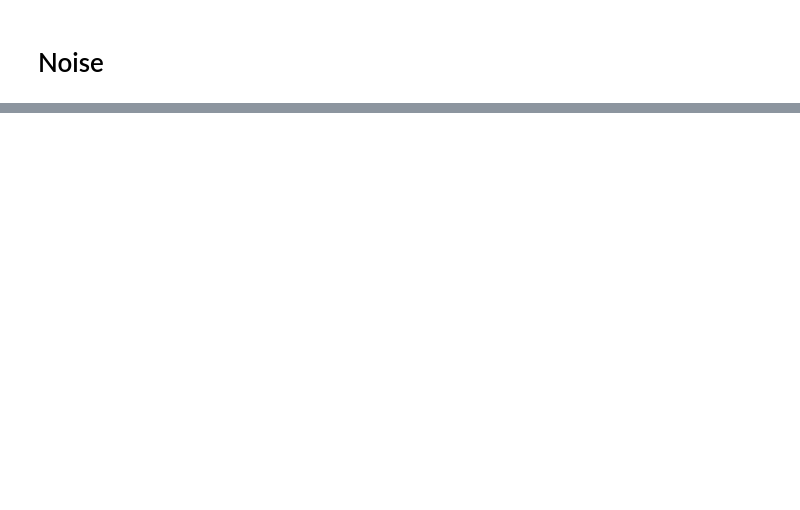
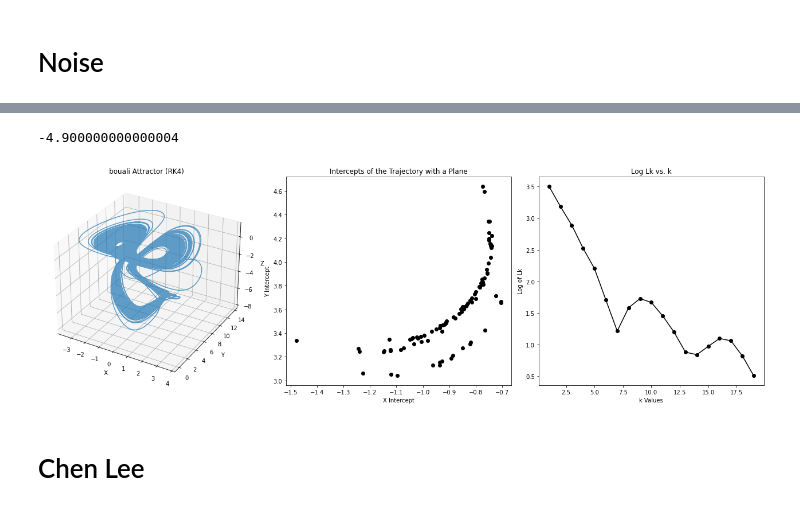
Before and after one commit to Frank0024/Projet_final_chaos, a Jupyter notebook: P&H_method copy.ipynb, the cells around one changed output, grey strips where cells are left out. Drawn from its saved outputs; the diff is of its cells as text; code cells hidden in the pictures; blank space fills up the shorter version.

```diff
--- a/P&H_method copy.ipynb
+++ b/P&H_method copy.ipynb
@@ -280,4 +327,0 @@ plt.show()
-# %%
-K, l_of_k = lk_for_k(x,y,z,13.979999999999809)
-plt.plot(K, l_of_k, marker = 'o', linestyle = '-', color = 'black')
-plt.show()
@@ -308,0 +410,55 @@ plt.show()
+# %%
+def plot_bouali_and_more(x, y, z, x_intercept, y_intercept, K, l_of_k):
+    """
+    Create a figure with three subplots (side by side) including the bouali attractor, intercepts, and a line plot of Lk values.
+
+    Parameters:
+    - x, y, z (arrays): Coordinates for the bouali attractor.
+    - x_intercept, y_intercept (arrays): Coordinates for the intercepts.
+    - K (array): The k-values for the Lk method.
+    - l_of_k (array): The Lk values corresponding to each k.
+    """
+    # Create a new figure
+    fig = plt.figure(figsize=(18, 6))  # Adjusted figure size for horizontal layout
+
+    # Add the first subplot for the bouali attractor
+    ax1 = fig.add_subplot(131, projection='3d')  # 1 row, 3 columns, position 1
+    ax1.plot(x, y, z, alpha=0.7)
+    ax1.set_xlabel('X')
+    ax1.set_ylabel('Y')
+    ax1.set_zlabel('Z')
+    ax1.set_title('bouali Attractor (RK4)')
+
+    # Add the second subplot for the intercepts
+    ax2 = fig.add_subplot(132)  # 1 row, 3 columns, position 2
+    ax2.scatter(x_intercept, y_intercept, marker='o', color='black')
+    ax2.set_xlabel('X Intercept')
+    ax2.set_ylabel('Y Intercept')
+    ax2.set_title('Intercepts of the Trajectory with a Plane')
+
+    # Add the third subplot for the Lk method results
+    ax3 = fig.add_subplot(133)  # 1 row, 3 columns, position 3
+    ax3.plot(K, l_of_k, marker='o', linestyle='-', color='black')
+    ax3.set_xlabel('k Values')
+    ax3.set_ylabel('Log of Lk')
+    ax3.set_title('Log Lk vs. k')
+
+    # Adjust layout to prevent overlap
+    plt.tight_layout()
+    plt.show()
+
+
+x,y,z = solve_bouali()
+best_h_bouali = optimise_plane_lk(x,y,z,height_start=-6,height_stop=1,step=0.1)
+print(best_h_bouali)
+
+x_intercept_bouali, y_intercept_bouali = find_intercepts(x,y,z,best_h_bouali)
+K, l_of_k = find_lk_for_k(x,y,z,best_h_bouali)
+
+# Assuming x, y, z, x_intercept, y_intercept, K, and l_of_k are defined as numpy arrays with relevant data
+plot_bouali_and_more(x, y, z, x_intercept_bouali, y_intercept_bouali, K, l_of_k)
+# %% [output]
+-4.900000000000004
+[figure, added]
+# %% [markdown]
+# Chen Lee
```
Also changed, not shown: parts of 16 cells of this notebook.
